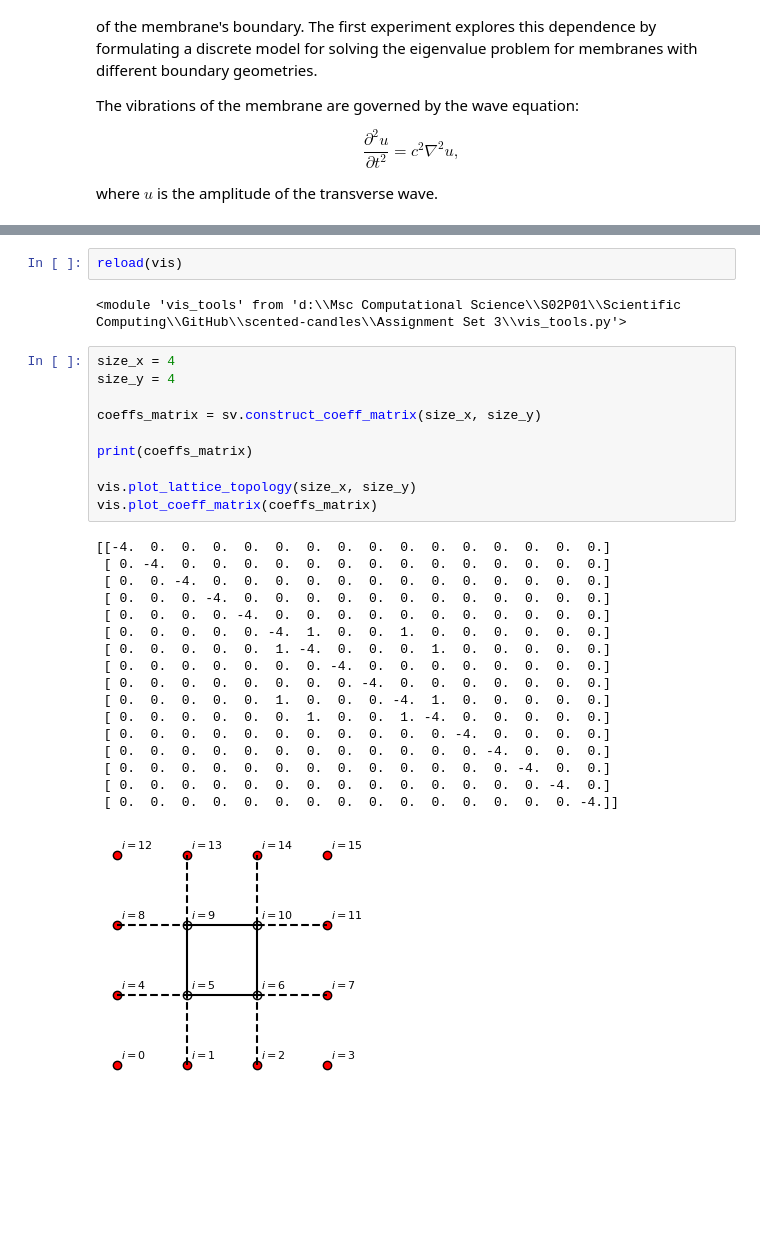
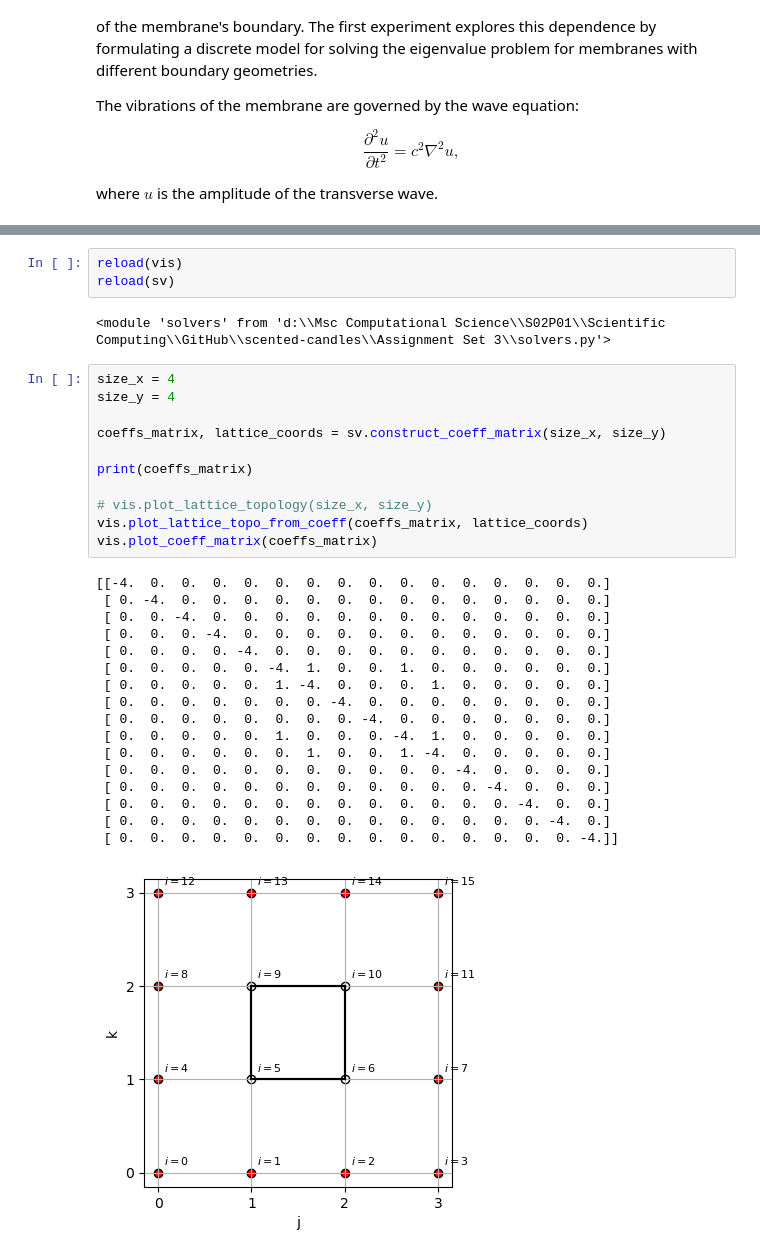
Before and after one commit to mboyan/scented-candles, a Jupyter notebook: Assignment Set 3/AssignmentSet3.ipynb, the cells around one changed output, grey strips where cells are left out. Cells and saved outputs as stored; diff of their text form; blank space fills up the shorter version.

```diff
--- a/Assignment Set 3/AssignmentSet3.ipynb
+++ b/Assignment Set 3/AssignmentSet3.ipynb
@@ -77,35 +88,37 @@ As the boundary is considered fixed, a Dirichlet boundary condition imposes a co
 The following procedure demonstrates the construction of $\bm{M}$ from an input size $N_x\times N_y$ and visualises the indexing of the lattice as well as the resulting matrix of coefficients. In the example, the dimensions are set to $N_x=N_y=4$.
 # %%
 reload(vis)
+reload(sv)
 # %% [output]
-<module 'vis_tools' from 'd:\\Msc Computational Science\\S02P01\\Scientific Computing\\GitHub\\scented-candles\\Assignment Set 3\\vis_tools.py'>
+<module 'solvers' from 'd:\\Msc Computational Science\\S02P01\\Scientific Computing\\GitHub\\scented-candles\\Assignment Set 3\\solvers.py'>
 # %%
 size_x = 4
 size_y = 4
 
-coeffs_matrix = sv.construct_coeff_matrix(size_x, size_y)
+coeffs_matrix, lattice_coords = sv.construct_coeff_matrix(size_x, size_y)
 
 print(coeffs_matrix)
 
-vis.plot_lattice_topology(size_x, size_y)
+# vis.plot_lattice_topology(size_x, size_y)
+vis.plot_lattice_topo_from_coeff(coeffs_matrix, lattice_coords)
 vis.plot_coeff_matrix(coeffs_matrix)
 # %% [output]
 [[-4.  0.  0.  0.  0.  0.  0.  0.  0.  0.  0.  0.  0.  0.  0.  0.]
  [ 0. -4.  0.  0.  0.  0.  0.  0.  0.  0.  0.  0.  0.  0.  0.  0.]
  [ 0.  0. -4.  0.  0.  0.  0.  0.  0.  0.  0.  0.  0.  0.  0.  0.]
  [ 0.  0.  0. -4.  0.  0.  0.  0.  0.  0.  0.  0.  0.  0.  0.  0.]
  [ 0.  0.  0.  0. -4.  0.  0.  0.  0.  0.  0.  0.  0.  0.  0.  0.]
  [ 0.  0.  0.  0.  0. -4.  1.  0.  0.  1.  0.  0.  0.  0.  0.  0.]
  [ 0.  0.  0.  0.  0.  1. -4.  0.  0.  0.  1.  0.  0.  0.  0.  0.]
  [ 0.  0.  0.  0.  0.  0.  0. -4.  0.  0.  0.  0.  0.  0.  0.  0.]
  [ 0.  0.  0.  0.  0.  0.  0.  0. -4.  0.  0.  0.  0.  0.  0.  0.]
  [ 0.  0.  0.  0.  0.  1.  0.  0.  0. -4.  1.  0.  0.  0.  0.  0.]
  [ 0.  0.  0.  0.  0.  0.  1.  0.  0.  1. -4.  0.  0.  0.  0.  0.]
  [ 0.  0.  0.  0.  0.  0.  0.  0.  0.  0.  0. -4.  0.  0.  0.  0.]
  [ 0.  0.  0.  0.  0.  0.  0.  0.  0.  0.  0.  0. -4.  0.  0.  0.]
  [ 0.  0.  0.  0.  0.  0.  0.  0.  0.  0.  0.  0.  0. -4.  0.  0.]
  [ 0.  0.  0.  0.  0.  0.  0.  0.  0.  0.  0.  0.  0.  0. -4.  0.]
  [ 0.  0.  0.  0.  0.  0.  0.  0.  0.  0.  0.  0.  0.  0.  0. -4.]]
-[figure, old version]
+[figure, new version]
 [figure]
 # %% [markdown]
```
Also changed, not shown: parts of 12 cells of this notebook, 2 other files.
